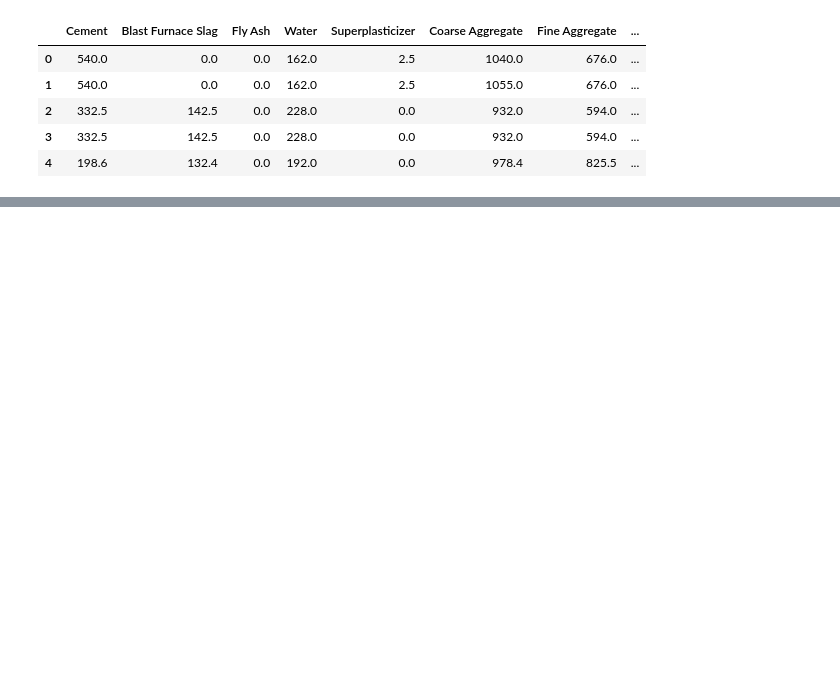
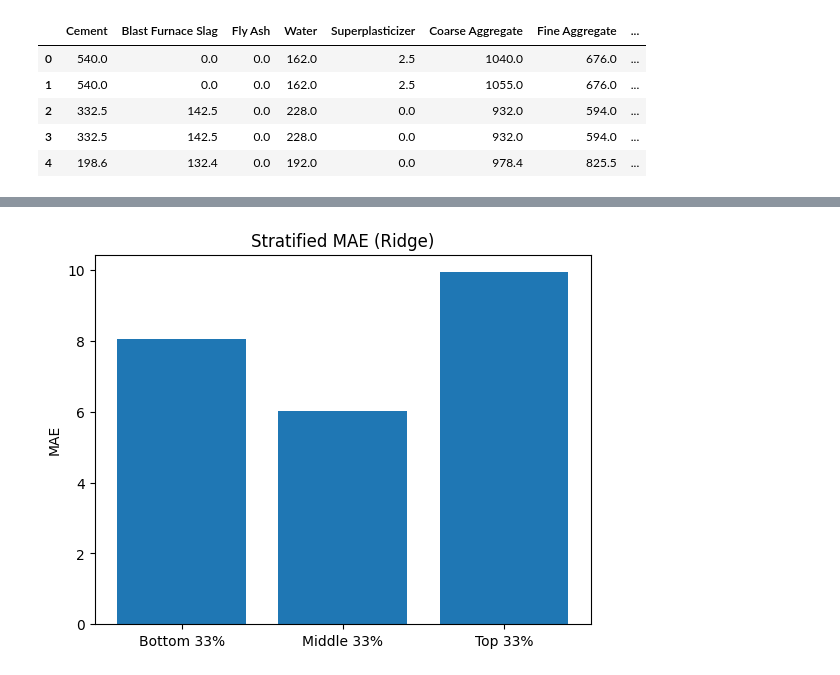
Before and after one commit to ompatil1947/Linear-Regression, a Jupyter notebook: library/training.ipynb, the cells around one changed output, grey strips where cells are left out. Cells and saved outputs as stored; diff of their text form; code cells hidden in the pictures; blank space fills up the shorter version.

```diff
--- a/library/training.ipynb
+++ b/library/training.ipynb
@@ -244,0 +40,4 @@ Best Model: ('Ridge', np.float64(114.76900900218266))
+# %%
+X_train, X_test, y_train, y_test = train_test_split(
+    X, y, test_size=0.2, random_state=42
+)
@@ -244,0 +100,19 @@ Best Model: ('Ridge', np.float64(114.76900900218266))
+# %%
+def stratified_mae(y_true, y_pred):
+    y_true = np.ravel(y_true)
+    y_pred = np.ravel(y_pred)
+
+    df_temp = pd.DataFrame({"y": y_true, "pred": y_pred})
+    df_temp = df_temp.sort_values("y")
+
+    n = len(df_temp)
+
+    bottom = df_temp[:n//3]
+    middle = df_temp[n//3: 2*n//3]
+    top = df_temp[2*n//3:]
+
+    return {
+        "Bottom 33%": mean_absolute_error(bottom["y"], bottom["pred"]),
+        "Middle 33%": mean_absolute_error(middle["y"], middle["pred"]),
+        "Top 33%": mean_absolute_error(top["y"], top["pred"]),
+    }
@@ -244,0 +147,7 @@ Best Model: ('Ridge', np.float64(114.76900900218266))
+# %%
+plt.bar(stratified.keys(), stratified.values())
+plt.title("Stratified MAE (Ridge)")
+plt.ylabel("MAE")
+plt.show()
+# %% [output]
+[figure, added]
```
Also changed, not shown: parts of 56 cells of this notebook.
